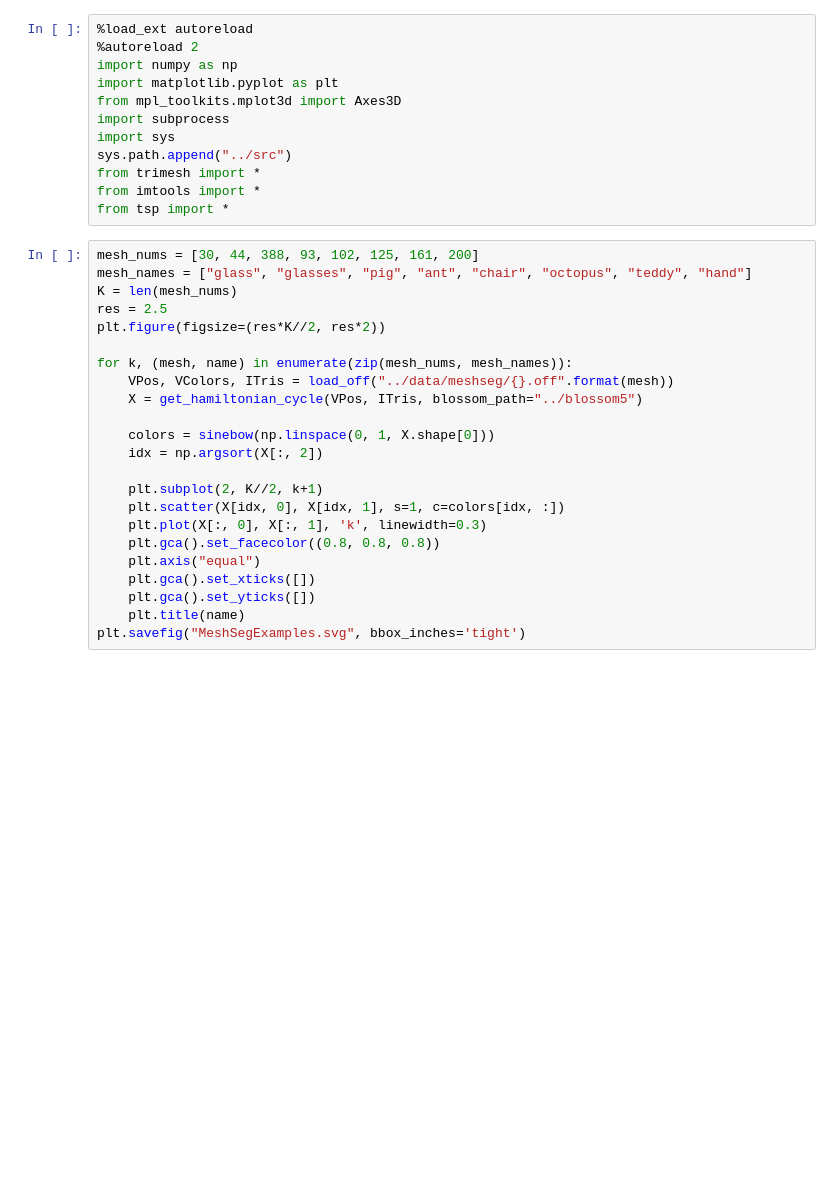
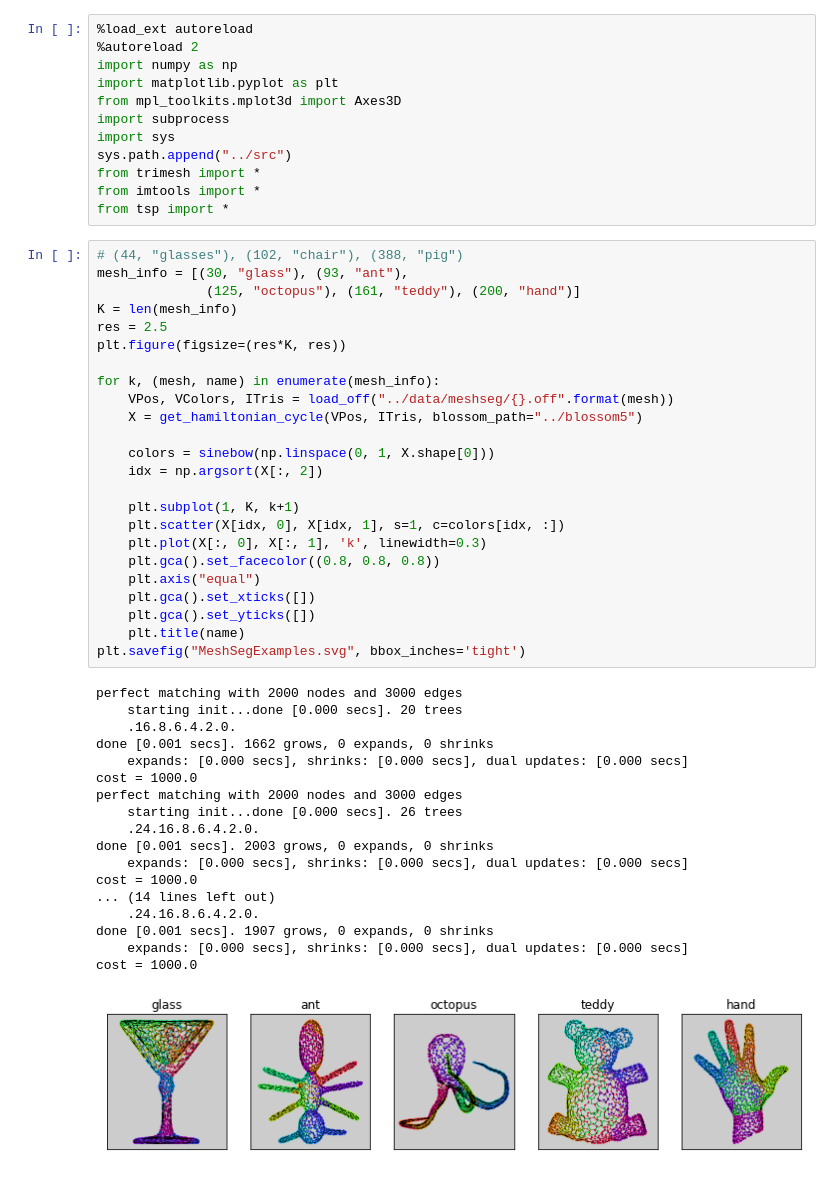
Before and after one commit to ctralie/AudioCurveSteganography, a Jupyter notebook: figures/MeshSegExamples.ipynb, the cells around one changed output. Cells and saved outputs as stored; diff of their text form; blank space fills up the shorter version.

```diff
--- a/figures/MeshSegExamples.ipynb
+++ b/figures/MeshSegExamples.ipynb
@@ -11,25 +11,45 @@ from trimesh import *
 from imtools import *
 from tsp import *
 # %%
-mesh_nums = [30, 44, 388, 93, 102, 125, 161, 200]
-mesh_names = ["glass", "glasses", "pig", "ant", "chair", "octopus", "teddy", "hand"]
-K = len(mesh_nums)
+# (44, "glasses"), (102, "chair"), (388, "pig")
+mesh_info = [(30, "glass"), (93, "ant"),
+              (125, "octopus"), (161, "teddy"), (200, "hand")]
+K = len(mesh_info)
 res = 2.5
-plt.figure(figsize=(res*K//2, res*2))
+plt.figure(figsize=(res*K, res))
 
-for k, (mesh, name) in enumerate(zip(mesh_nums, mesh_names)):
+for k, (mesh, name) in enumerate(mesh_info):
     VPos, VColors, ITris = load_off("../data/meshseg/{}.off".format(mesh))
     X = get_hamiltonian_cycle(VPos, ITris, blossom_path="../blossom5")
 
     colors = sinebow(np.linspace(0, 1, X.shape[0]))
     idx = np.argsort(X[:, 2])
 
-    plt.subplot(2, K//2, k+1)
+    plt.subplot(1, K, k+1)
     plt.scatter(X[idx, 0], X[idx, 1], s=1, c=colors[idx, :])
     plt.plot(X[:, 0], X[:, 1], 'k', linewidth=0.3)
     plt.gca().set_facecolor((0.8, 0.8, 0.8))
     plt.axis("equal")
     plt.gca().set_xticks([])
     plt.gca().set_yticks([])
     plt.title(name)
 plt.savefig("MeshSegExamples.svg", bbox_inches='tight')
+# %% [output]
+perfect matching with 2000 nodes and 3000 edges
+    starting init...done [0.000 secs]. 20 trees
+    .16.8.6.4.2.0.
+done [0.001 secs]. 1662 grows, 0 expands, 0 shrinks
+    expands: [0.000 secs], shrinks: [0.000 secs], dual updates: [0.000 secs]
+cost = 1000.0
+perfect matching with 2000 nodes and 3000 edges
+    starting init...done [0.000 secs]. 26 trees
+    .24.16.8.6.4.2.0.
+done [0.001 secs]. 2003 grows, 0 expands, 0 shrinks
+    expands: [0.000 secs], shrinks: [0.000 secs], dual updates: [0.000 secs]
+cost = 1000.0
+... (14 lines left out)
+    .24.16.8.6.4.2.0.
+done [0.001 secs]. 1907 grows, 0 expands, 0 shrinks
+    expands: [0.000 secs], shrinks: [0.000 secs], dual updates: [0.000 secs]
+cost = 1000.0
+[figure, added]
```
Also changed, not shown: 6 other files.
